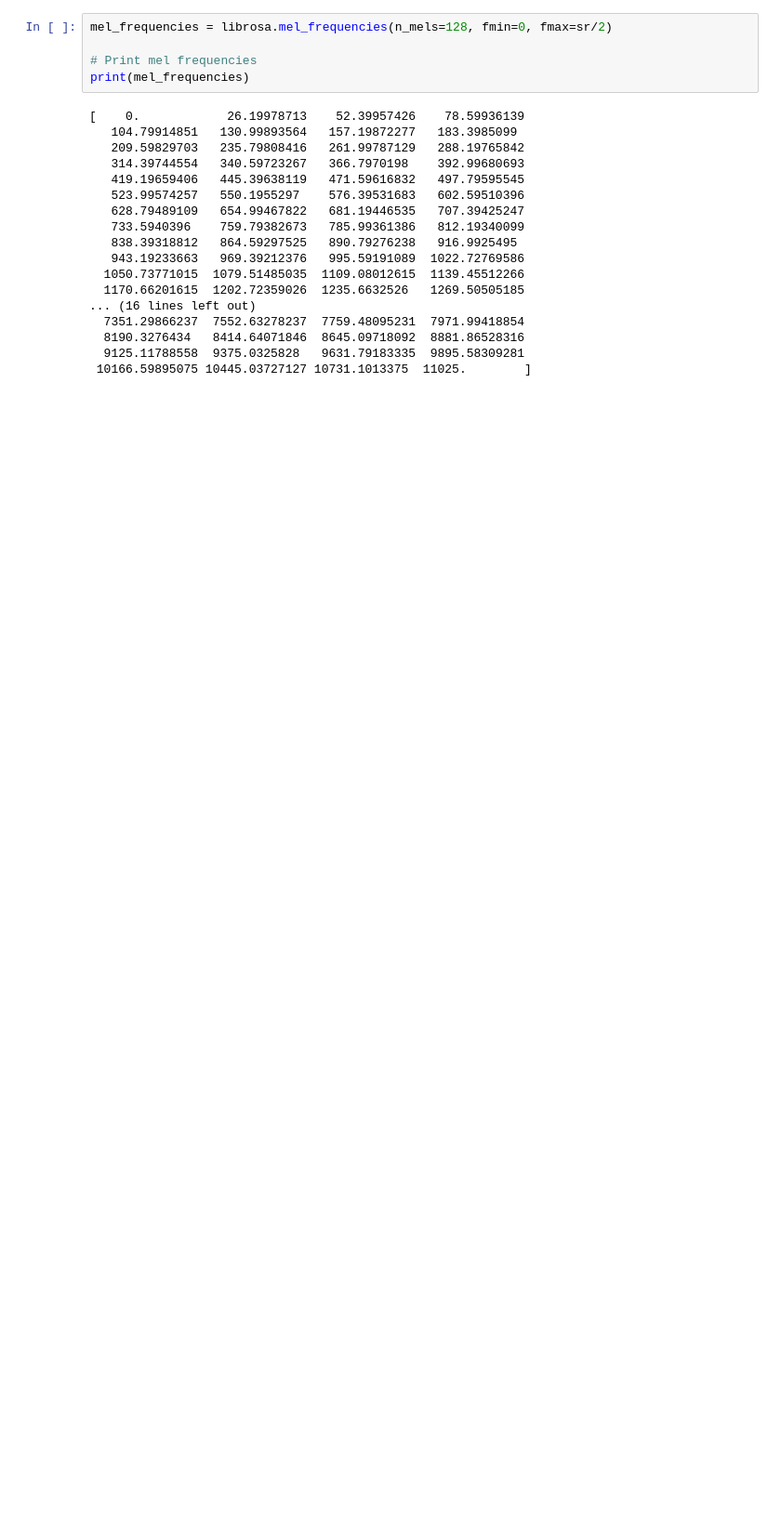
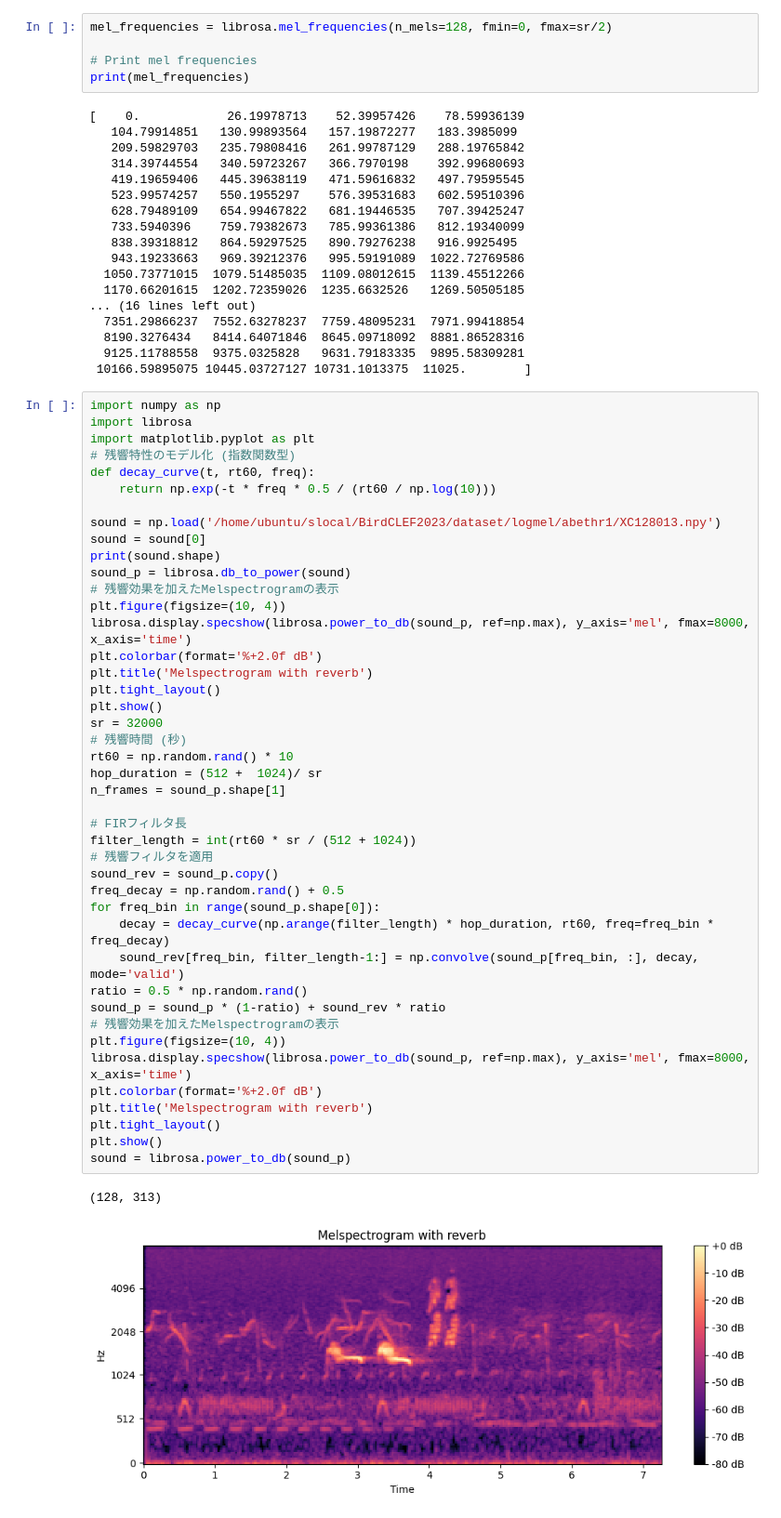
Before and after one commit to YutoShibata07/BirdCLEF2023, a Jupyter notebook: src/utils/EDA.ipynb, the cells around one changed output. Shown at 93% size. Drawn from its saved outputs; the diff is of its cells as text; blank space fills up the shorter version.

```diff
--- a/src/utils/EDA.ipynb
+++ b/src/utils/EDA.ipynb
@@ -244,3 +244,49 @@ print(mel_frequencies)
   8190.3276434   8414.64071846  8645.09718092  8881.86528316
   9125.11788558  9375.0325828   9631.79183335  9895.58309281
  10166.59895075 10445.03727127 10731.1013375  11025.        ]
+# %%
+import numpy as np
+import librosa
+import matplotlib.pyplot as plt
+# 残響特性のモデル化 (指数関数型)
+def decay_curve(t, rt60, freq):
+    return np.exp(-t * freq * 0.5 / (rt60 / np.log(10)))
+
+sound = np.load('/home/ubuntu/slocal/BirdCLEF2023/dataset/logmel/abethr1/XC128013.npy')
+sound = sound[0]
+print(sound.shape)
+sound_p = librosa.db_to_power(sound)
+# 残響効果を加えたMelspectrogramの表示
+plt.figure(figsize=(10, 4))
+librosa.display.specshow(librosa.power_to_db(sound_p, ref=np.max), y_axis='mel', fmax=8000, x_axis='time')
+plt.colorbar(format='%+2.0f dB')
+plt.title('Melspectrogram with reverb')
+plt.tight_layout()
+plt.show()
+sr = 32000
+# 残響時間 (秒)
+rt60 = np.random.rand() * 10
+hop_duration = (512 +  1024)/ sr
+n_frames = sound_p.shape[1]
+
+# FIRフィルタ長
+filter_length = int(rt60 * sr / (512 + 1024))
+# 残響フィルタを適用
+sound_rev = sound_p.copy()
+freq_decay = np.random.rand() + 0.5
+for freq_bin in range(sound_p.shape[0]):
+    decay = decay_curve(np.arange(filter_length) * hop_duration, rt60, freq=freq_bin * freq_decay)
+    sound_rev[freq_bin, filter_length-1:] = np.convolve(sound_p[freq_bin, :], decay, mode='valid')
+ratio = 0.5 * np.random.rand()
+sound_p = sound_p * (1-ratio) + sound_rev * ratio
+# 残響効果を加えたMelspectrogramの表示
+plt.figure(figsize=(10, 4))
+librosa.display.specshow(librosa.power_to_db(sound_p, ref=np.max), y_axis='mel', fmax=8000, x_axis='time')
+plt.colorbar(format='%+2.0f dB')
+plt.title('Melspectrogram with reverb')
+plt.tight_layout()
+plt.show()
+sound = librosa.power_to_db(sound_p)
+# %% [output]
+(128, 313)
+[figure, added]
```
Also changed, not shown: parts of 3 cells of this notebook, 6 other files.
